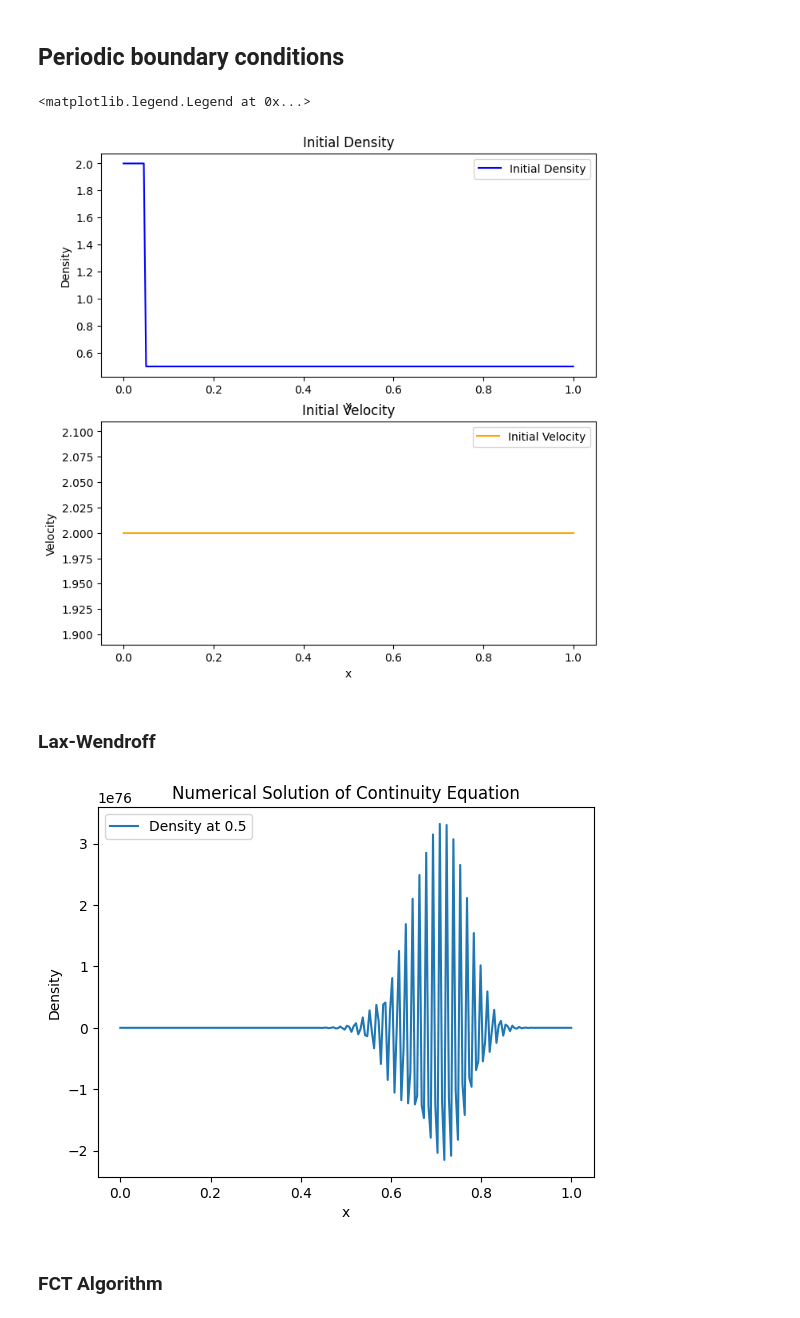
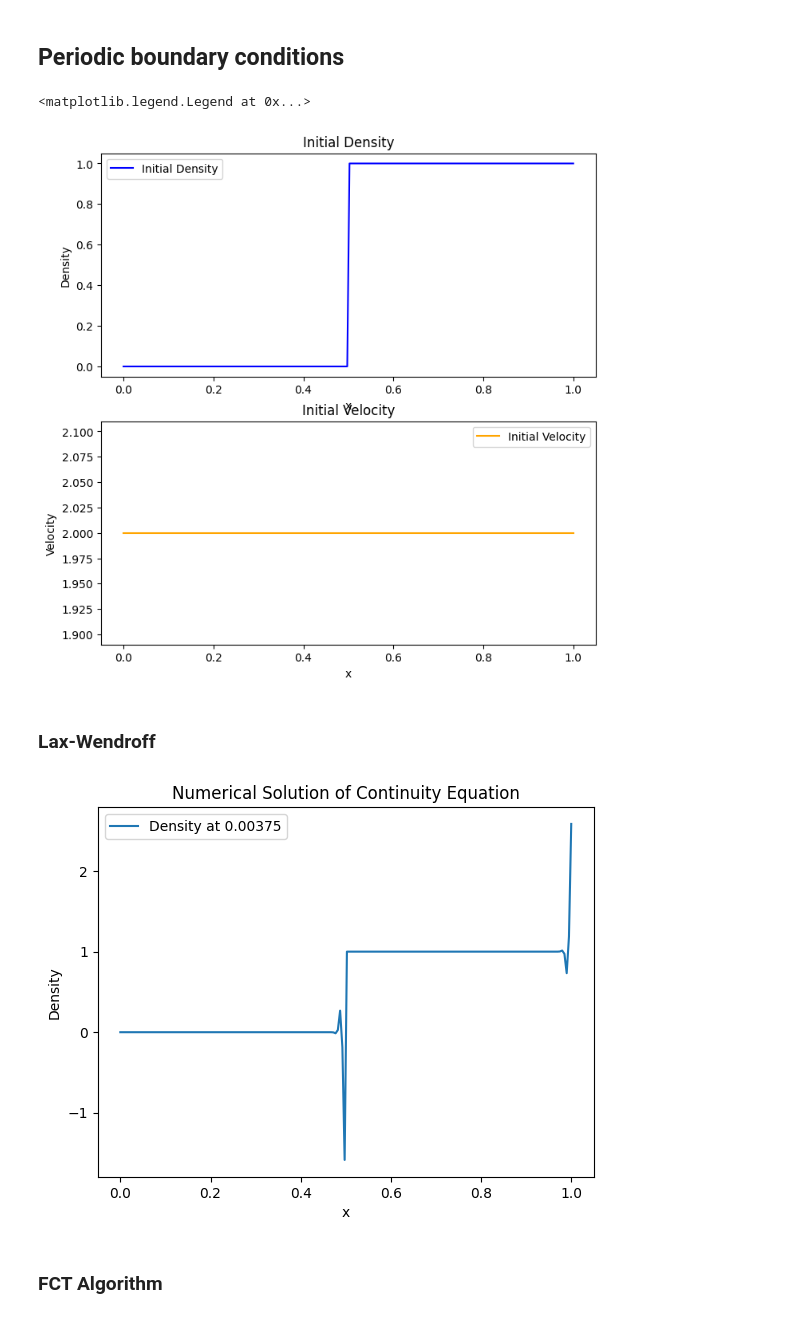
Before and after one commit to daniloaballayf/Shockwave-TAMU, a Jupyter notebook: 1D Notebooks/ContinuityEquation.ipynb, the cells around one changed output. Drawn from its saved outputs; the diff is of its cells as text; code cells hidden in the pictures.

```diff
--- a/1D Notebooks/ContinuityEquation.ipynb
+++ b/1D Notebooks/ContinuityEquation.ipynb
@@ -109,8 +109,8 @@ plt.show()
 x = np.linspace(0, L, Nx)
 u = 2*np.ones(Nx) #np.exp(-(x - 0.5*L)**2 / 0.1)             # Velocity
 rho = np.zeros(Nx)       # Example initial density profile
-rho[:10] = 2
-rho[10:] = 0.5
+rho[:Nx//2] = 0
+rho[Nx//2:] = 1
 # %%
 fig, axs = plt.subplots(2, 1, figsize=(8, 8))
 axs[0].plot(x, rho, label='Initial Density', color='blue')
@@ -126,7 +126,7 @@ axs[1].set_ylabel('Velocity')
 axs[1].legend()
 # %% [output]
 <matplotlib.legend.Legend at 0x...>
-[figure, old version]
+[figure, new version]
 # %% [markdown]
 ### Lax-Wendroff
 # %%
@@ -149,15 +148,15 @@ for i in range(1, Nt+1):
     rho_sol[:,i] = rho_sol[:,i-1] - dt * (diff_f)/dx
     #rho_sol[0,i] = rho_sol[-1,i]
 # %%
-idx = 400
+idx = 3
 plt.plot(x, rho_sol[:,idx], label=f'Density at {T * idx/Nt}')
 plt.title('Numerical Solution of Continuity Equation')
 plt.xlabel('x')
 plt.ylabel('Density')
 plt.legend()
 plt.show()
 # %% [output]
-[figure, old version]
+[figure, new version]
 # %% [markdown]
 ### FCT Algorithm
 # %%
```
Also changed, not shown: parts of 4 cells of this notebook, 16 other files.
